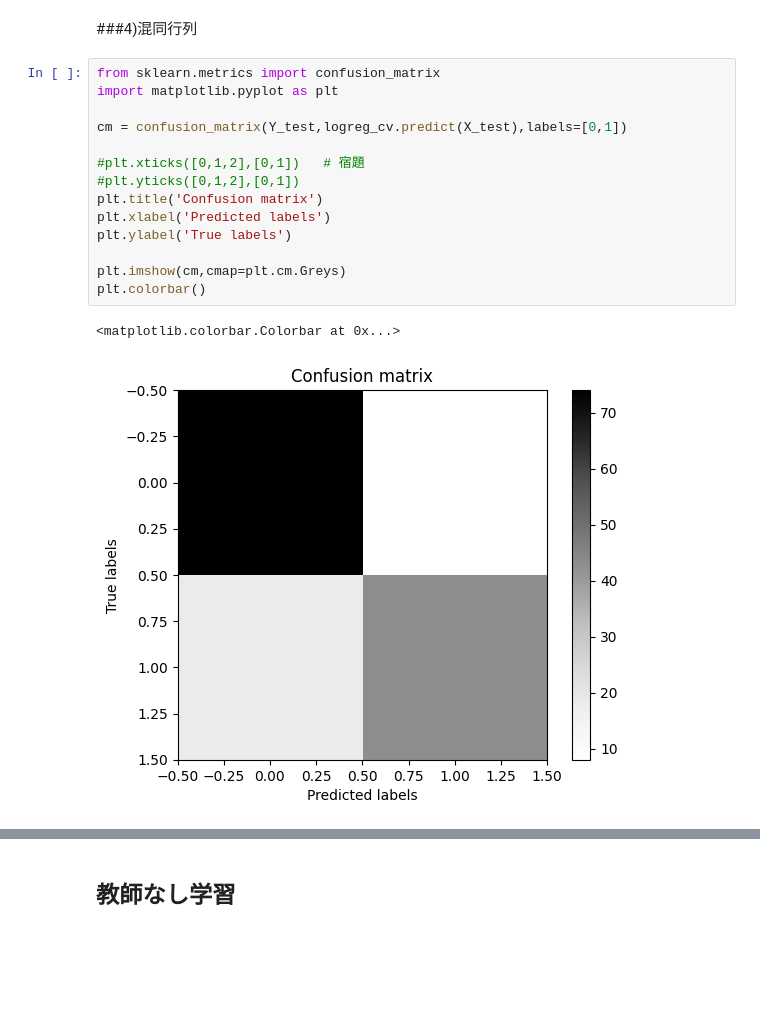
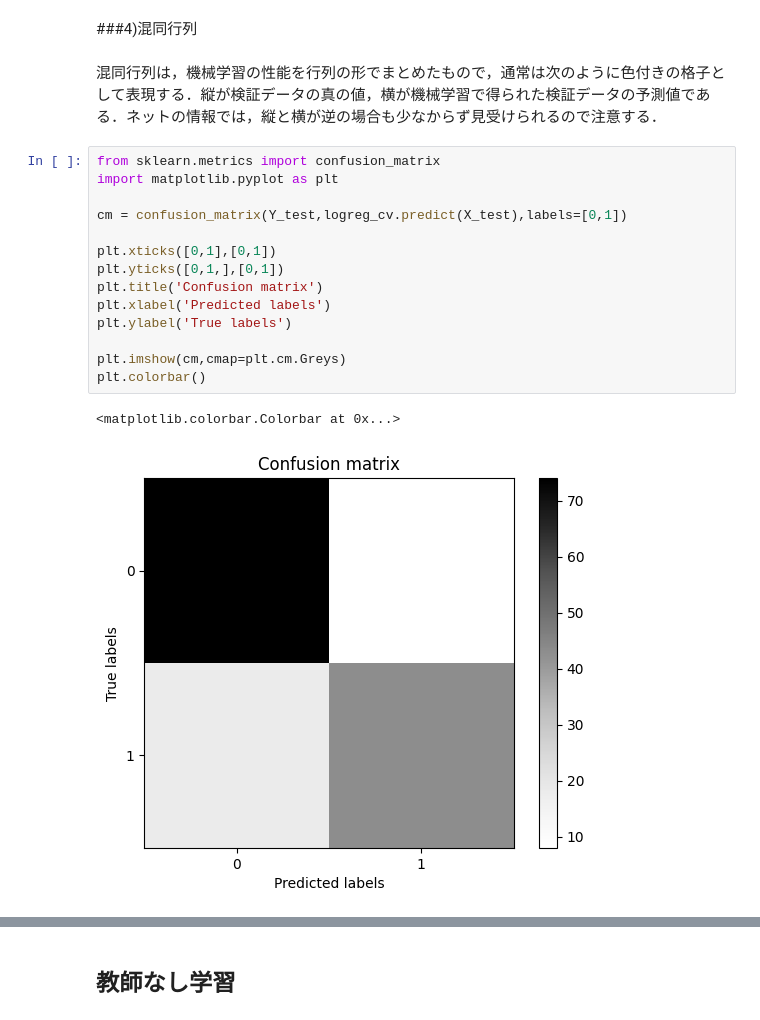
Before and after one commit to yasyamauchi/education, a Jupyter notebook: 2023AI.ipynb, the cells around one changed output, grey strips where cells are left out. Cells and saved outputs as stored; diff of their text form; blank space fills up the shorter version.

```diff
--- a/2023AI.ipynb
+++ b/2023AI.ipynb
@@ -858,20 +892,22 @@ print('検証データでの分類精度：{0:.2%}'.format(logreg_cv.score(X_tes
 検証データでの分類精度：81.82%
 # %% [markdown]
 ###4)混同行列
+# %% [markdown]
+混同行列は，機械学習の性能を行列の形でまとめたもので，通常は次のように色付きの格子として表現する．縦が検証データの真の値，横が機械学習で得られた検証データの予測値である．ネットの情報では，縦と横が逆の場合も少なからず見受けられるので注意する．
 # %%
 from sklearn.metrics import confusion_matrix
 import matplotlib.pyplot as plt
 
 cm = confusion_matrix(Y_test,logreg_cv.predict(X_test),labels=[0,1])
 
-#plt.xticks([0,1,2],[0,1])   # 宿題
-#plt.yticks([0,1,2],[0,1])
+plt.xticks([0,1],[0,1])
+plt.yticks([0,1,],[0,1])
 plt.title('Confusion matrix')
 plt.xlabel('Predicted labels')
 plt.ylabel('True labels')
 
 plt.imshow(cm,cmap=plt.cm.Greys)
 plt.colorbar()
 # %% [output]
 <matplotlib.colorbar.Colorbar at 0x...>
-[figure, old version]
+[figure, new version]
```
Also changed, not shown: parts of 16 cells of this notebook.
